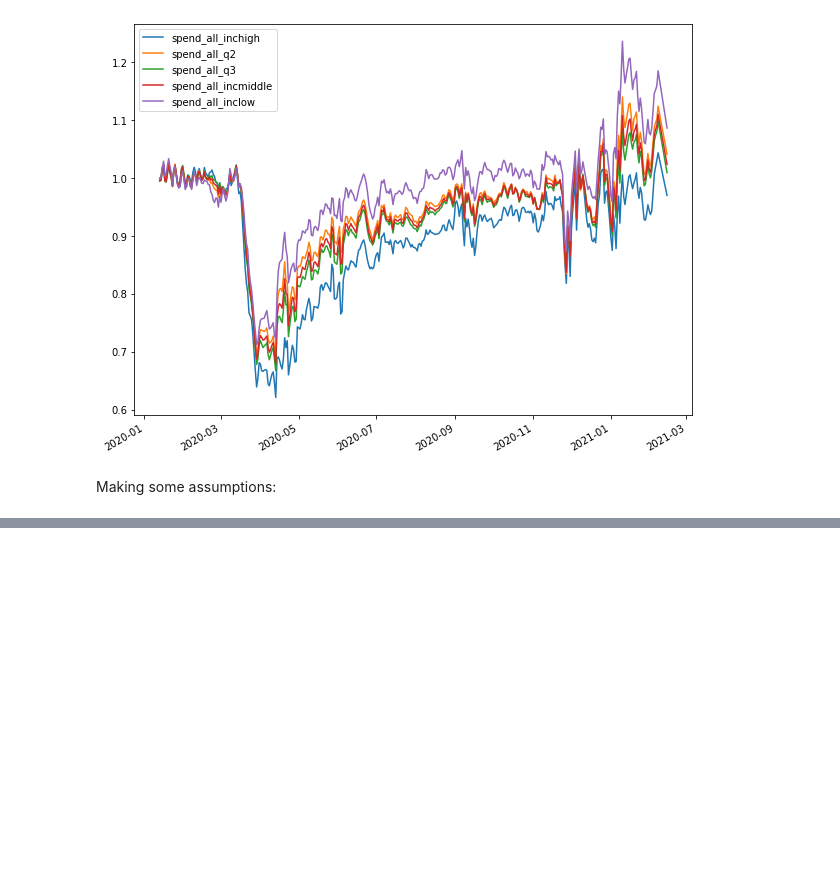
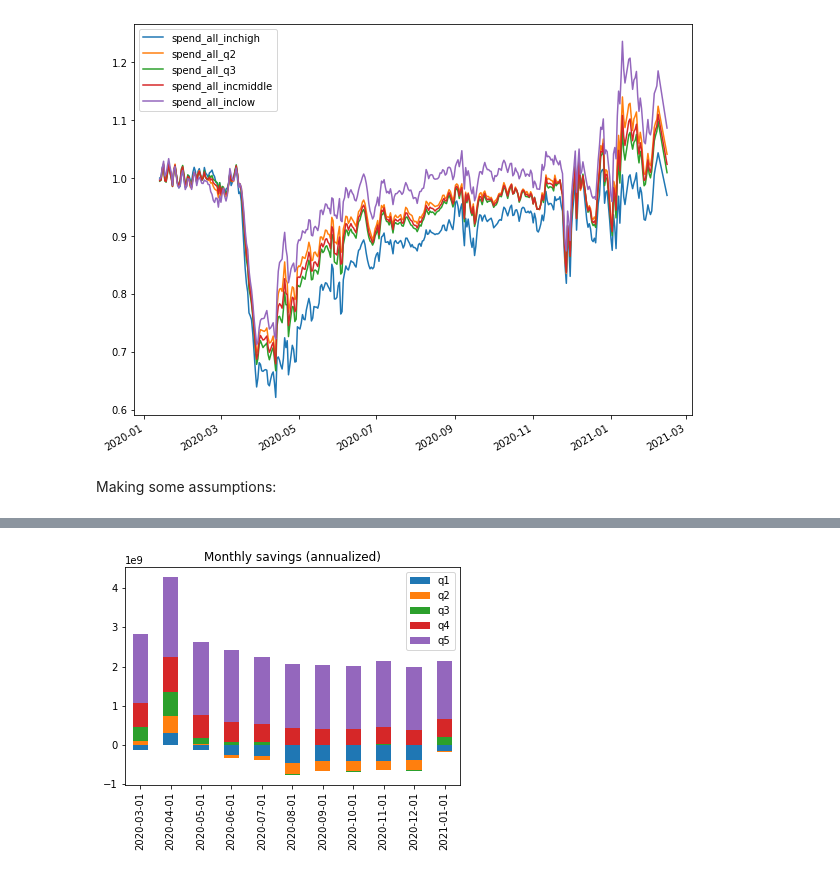
Before and after one commit to bdecon/blog_posts, a Jupyter notebook: COVID_Savings/COVID_Savings_Holders.ipynb, the cells around one changed output, grey strips where cells are left out. Saved outputs shown, nothing was run; the diff lists cells and outputs as text; code cells hidden in the pictures; blank space fills up the shorter version.

```diff
--- a/COVID_Savings/COVID_Savings_Holders.ipynb
+++ b/COVID_Savings/COVID_Savings_Holders.ipynb
@@ -201,0 +202,4 @@ Share of aggregate savings, q5 76.5
+# %%
+final.plot(kind='bar', stacked=True, title='Monthly savings (annualized)');
+# %% [output]
+[figure, added]
```
Also changed, not shown: parts of 1 cell of this notebook.
